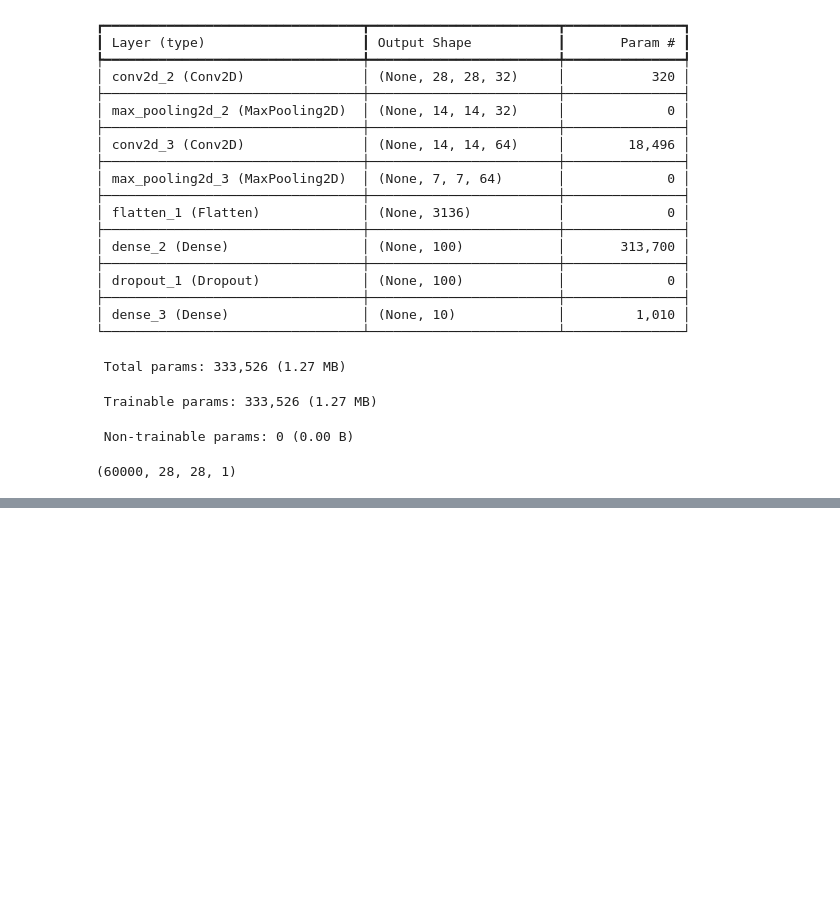
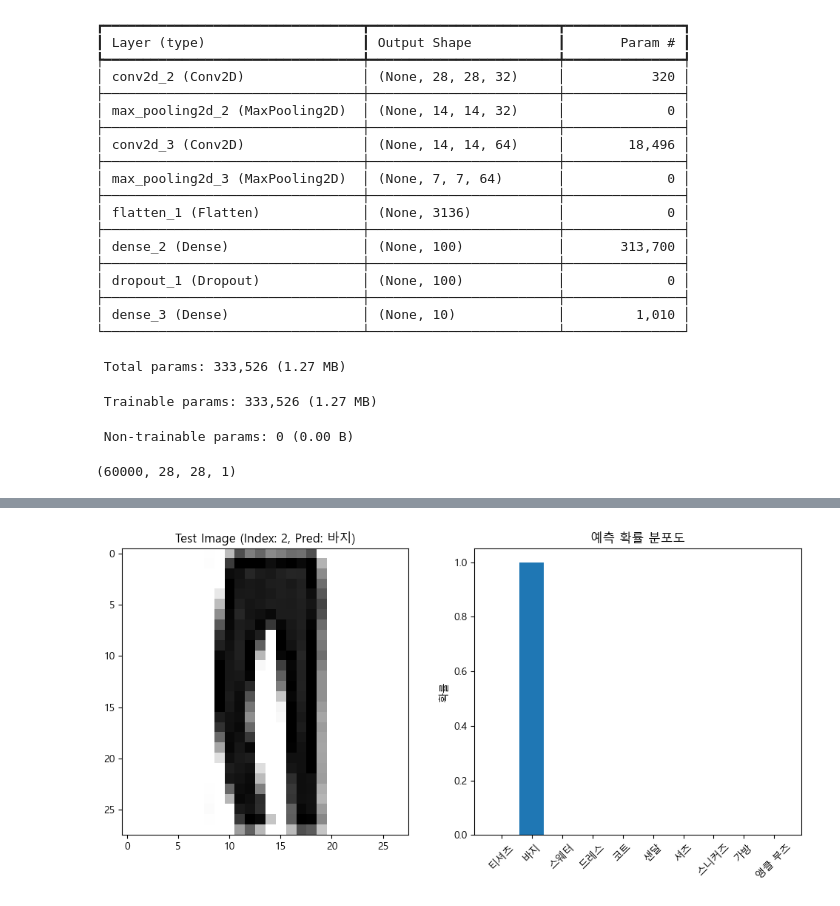
Before and after one commit to HyeokJung803/deeplearning, a Jupyter notebook: dl04-CNN.ipynb, the cells around one changed output, grey strips where cells are left out. Cells and saved outputs as stored; diff of their text form; code cells hidden in the pictures; blank space fills up the shorter version.

```diff
--- a/dl04-CNN.ipynb
+++ b/dl04-CNN.ipynb
@@ -123,0 +150,45 @@ model.evaluate()
+# %%
+import matplotlib.pyplot as plt
+import platform
+
+
+# OS에 따라 한글 폰트 설정
+if platform.system() == 'Windows':
+    plt.rc('font', family='Malgun Gothic')
+elif platform.system() == 'Darwin': # macOS
+    plt.rc('font', family='AppleGothic')
+else: # Linux (Colab 등)
+    plt.rc('font', family='NanumBarunGothic')
+
+
+# 마이너스 기호(-) 깨짐 방지
+plt.rcParams['axes.unicode_minus'] = False
+
+
+# 예측기
+def predict_plot(n):
+    preds = model.predict(test_scaled[n:n+1])
+    print("예측 클래스 : ", classes[np.argmax(preds)])
+
+
+    # 시각화
+    fig, axes = plt.subplots(1, 2, figsize=(10, 5))
+
+
+    axes[0].imshow(test_scaled[n], cmap='gray_r')
+    axes[0].set_title(f"Test Image (Index: {n}, Pred: {classes[np.argmax(preds)]})")
+
+
+    axes[1].bar(range(1, 11), preds[0])
+    axes[1].set_xticks(range(1, 11))
+    axes[1].set_xticklabels(classes, rotation=45)
+    axes[1].set_ylabel('확률')
+    axes[1].set_title('예측 확률 분포도')
+
+
+    plt.tight_layout()
+    plt.show()
+
+
+predict_plot(2)
+# %% [output]
@@ -123,0 +197 @@ model.evaluate()
+[figure, added]
```
Also changed, not shown: parts of 8 cells of this notebook, 5 other files.
